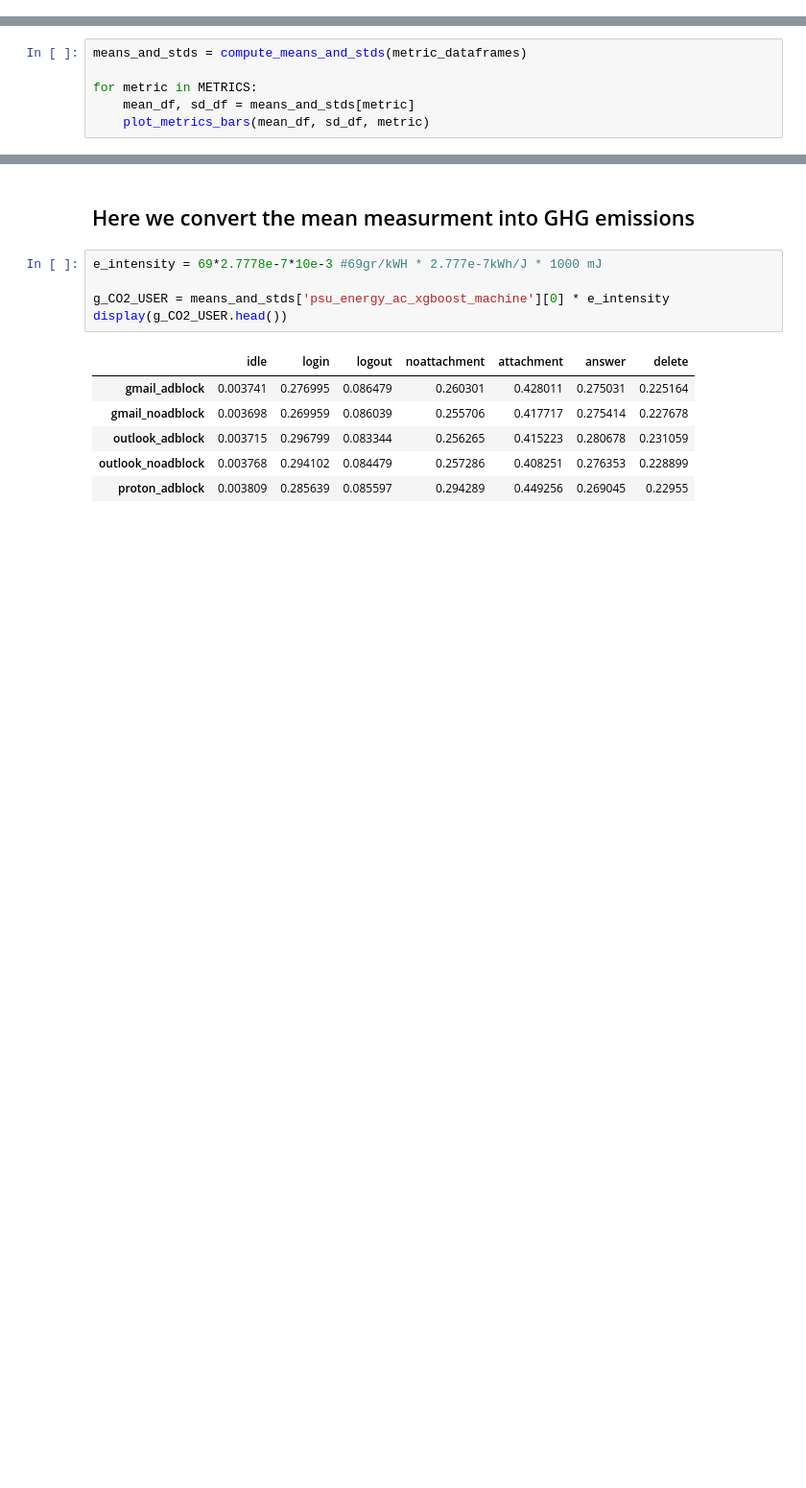
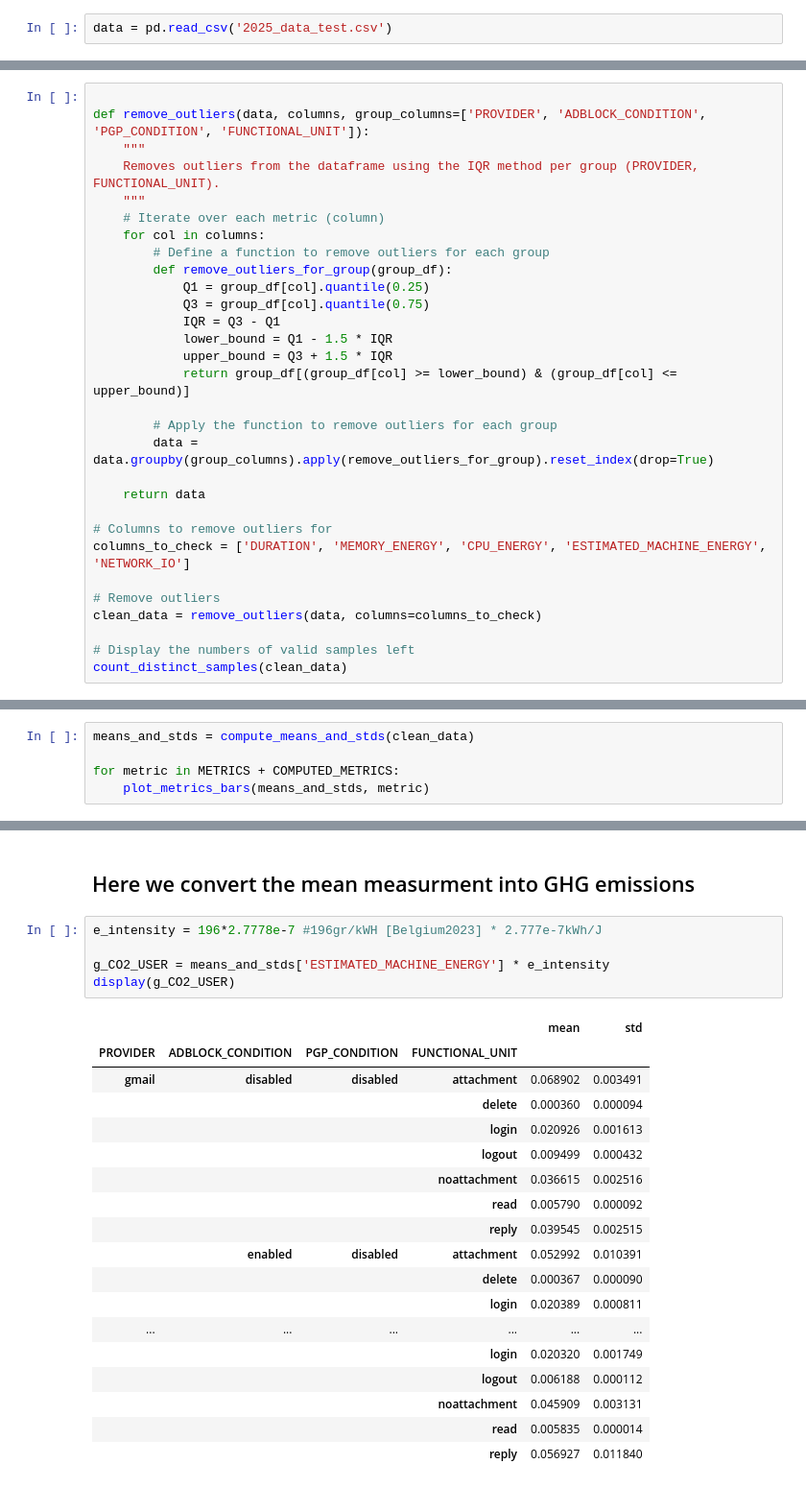
Before and after one commit to jkayembe/thesis, a Jupyter notebook: notebook/2025_data_analysis.ipynb, the cells around one changed output, grey strips where cells are left out. Shown at 96% size. Saved outputs shown, nothing was run; the diff lists cells and outputs as text; blank space fills up the shorter version.

```diff
--- a/notebook/2025_data_analysis.ipynb
+++ b/notebook/2025_data_analysis.ipynb
@@ -892,0 +598,2 @@ Processing metric : psu_energy_ac_xgboost_machine
+# %%
+data = pd.read_csv('2025_data_test.csv')
@@ -892,0 +639,30 @@ Processing metric : psu_energy_ac_xgboost_machine
+# %%
+
+def remove_outliers(data, columns, group_columns=['PROVIDER', 'ADBLOCK_CONDITION', 'PGP_CONDITION', 'FUNCTIONAL_UNIT']):
+    """
+    Removes outliers from the dataframe using the IQR method per group (PROVIDER, FUNCTIONAL_UNIT).
+    """
+    # Iterate over each metric (column)
+    for col in columns:
+        # Define a function to remove outliers for each group
+        def remove_outliers_for_group(group_df):
+            Q1 = group_df[col].quantile(0.25)
+            Q3 = group_df[col].quantile(0.75)
+            IQR = Q3 - Q1
+            lower_bound = Q1 - 1.5 * IQR
+            upper_bound = Q3 + 1.5 * IQR
+            return group_df[(group_df[col] >= lower_bound) & (group_df[col] <= upper_bound)]
+
+        # Apply the function to remove outliers for each group
+        data = data.groupby(group_columns).apply(remove_outliers_for_group).reset_index(drop=True)
+
+    return data
+
+# Columns to remove outliers for
+columns_to_check = ['DURATION', 'MEMORY_ENERGY', 'CPU_ENERGY', 'ESTIMATED_MACHINE_ENERGY', 'NETWORK_IO']
+
+# Remove outliers
+clean_data = remove_outliers(data, columns=columns_to_check)
+
+# Display the numbers of valid samples left
+count_distinct_samples(clean_data)
@@ -989,7 +799,6 @@ def plot_metrics_bars(mean_df, sd_df, name):
 # %%
-means_and_stds = compute_means_and_stds(metric_dataframes)
+means_and_stds = compute_means_and_stds(clean_data)
 
-for metric in METRICS:
-    mean_df, sd_df = means_and_stds[metric]
-    plot_metrics_bars(mean_df, sd_df, metric)
+for metric in METRICS + COMPUTED_METRICS:
+    plot_metrics_bars(means_and_stds, metric)
 # %% [output]
@@ -1056,15 +939,27 @@ for metric in METRICS:
 # %% [markdown]
 ## Here we convert the mean measurment into GHG emissions
 # %%
-e_intensity = 69*2.7778e-7*10e-3 #69gr/kWH * 2.777e-7kWh/J * 1000 mJ
+e_intensity = 196*2.7778e-7 #196gr/kWH [Belgium2023] * 2.777e-7kWh/J
 
-g_CO2_USER = means_and_stds['psu_energy_ac_xgboost_machine'][0] * e_intensity
-display(g_CO2_USER.head())
+g_CO2_USER = means_and_stds['ESTIMATED_MACHINE_ENERGY'] * e_intensity
+display(g_CO2_USER)
 # %% [output]
-|  | idle | login | logout | noattachment | attachment | answer | delete |
-| gmail_adblock | 0.003741 | 0.276995 | 0.086479 | 0.260301 | 0.428011 | 0.275031 | 0.225164 |
-| gmail_noadblock | 0.003698 | 0.269959 | 0.086039 | 0.255706 | 0.417717 | 0.275414 | 0.227678 |
-| outlook_adblock | 0.003715 | 0.296799 | 0.083344 | 0.256265 | 0.415223 | 0.280678 | 0.231059 |
-| outlook_noadblock | 0.003768 | 0.294102 | 0.084479 | 0.257286 | 0.408251 | 0.276353 | 0.228899 |
-| proton_adblock | 0.003809 | 0.285639 | 0.085597 | 0.294289 | 0.449256 | 0.269045 | 0.22955 |
+|  |  |  |  | mean | std |
+| PROVIDER | ADBLOCK_CONDITION | PGP_CONDITION | FUNCTIONAL_UNIT |  |  |
+| gmail | disabled | disabled | attachment | 0.068902 | 0.003491 |
+|  |  |  | delete | 0.000360 | 0.000094 |
+|  |  |  | login | 0.020926 | 0.001613 |
+|  |  |  | logout | 0.009499 | 0.000432 |
+|  |  |  | noattachment | 0.036615 | 0.002516 |
+|  |  |  | read | 0.005790 | 0.000092 |
+|  |  |  | reply | 0.039545 | 0.002515 |
+|  | enabled | disabled | attachment | 0.052992 | 0.010391 |
+|  |  |  | delete | 0.000367 | 0.000090 |
+|  |  |  | login | 0.020389 | 0.000811 |
+| ... | ... | ... | ... | ... | ... |
+|  |  |  | login | 0.020320 | 0.001749 |
+|  |  |  | logout | 0.006188 | 0.000112 |
+|  |  |  | noattachment | 0.045909 | 0.003131 |
+|  |  |  | read | 0.005835 | 0.000014 |
+|  |  |  | reply | 0.056927 | 0.011840 |
 # %%
```
Also changed, not shown: parts of 42 cells of this notebook, 45 other files.
